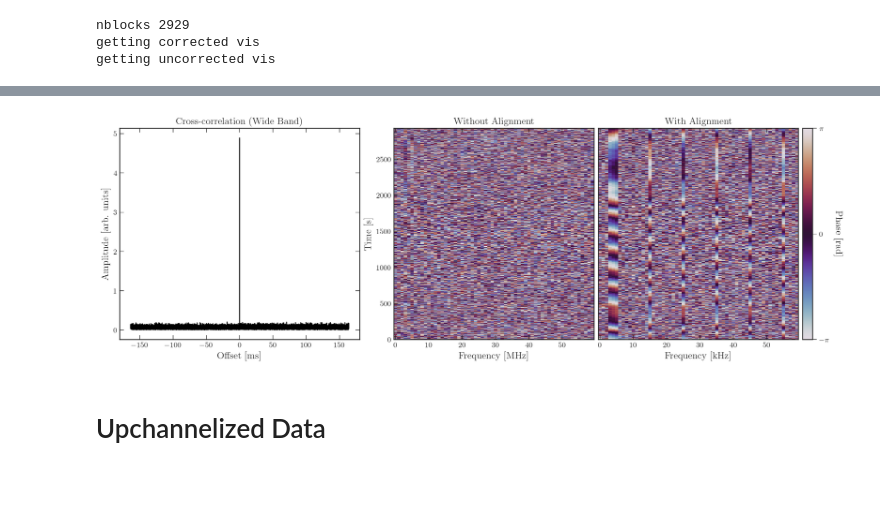
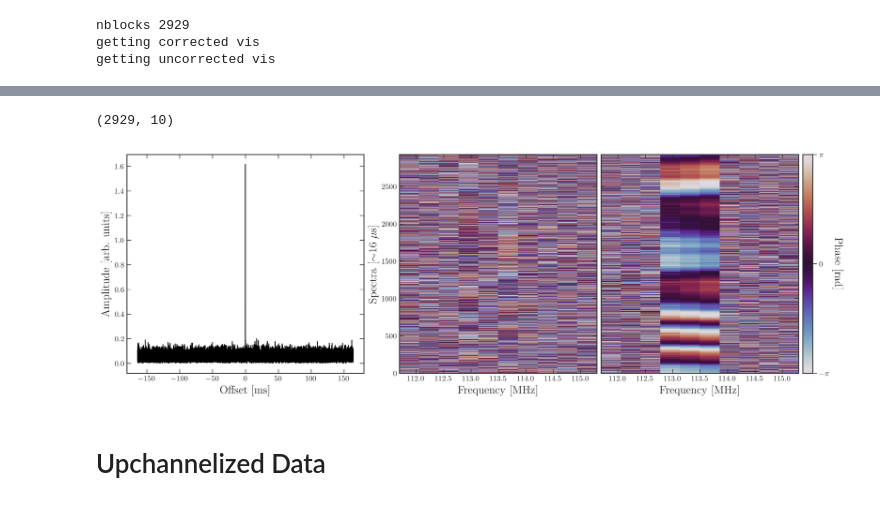
Before and after one commit to ALBATROS-Experiment/albatros_analysis, a Jupyter notebook: scripts/sim_plots.ipynb, the cells around one changed output, grey strips where cells are left out. Saved outputs shown, nothing was run; the diff lists cells and outputs as text; code cells hidden in the pictures.

```diff
--- a/scripts/sim_plots.ipynb
+++ b/scripts/sim_plots.ipynb
@@ -69,19 +243,19 @@ plt.rcParams.update({
     "text.usetex": True,
     "font.family": "serif",
     "font.serif": ["Computer Modern Roman"],
-    "font.size": 12,
-    "axes.labelsize": 14,
+    "font.size": 16,
+    "axes.labelsize": 16,
     "axes.titlesize": 14,
     "xtick.labelsize": 11,
     "ytick.labelsize": 11,
-    "figure.dpi": 200
+    "figure.dpi": 300
 })
 # %% [markdown]
 # Baseband Data
 # %%
 data_loc_single = "/project/rrg-sievers/mohanagr/albatros_test_data/spectra_1830_1840_4096_24000_0.05_1.00e-10_20260408_192234.npz"
 data_loc_multi = "/scratch/thomasb/mohan/spectra_multicarrier_1830_1890_4096_24000_0.05_1.00e-10_20260706_180425.npz"
-with np.load(data_loc_multi) as f:
+with np.load(data_loc_single) as f:
     spec1 = f["spectra1"]
     spec2 = f["spectra2"]
     delays = f["delays"]*4
@@ -110,7 +286,8 @@ plt.show()
 # %% [markdown]
 ## Get the CXCORR
 # %%
-chan_slice = [4, 15, 25, 35, 45, 55]
+#chan_slice = [4, 15, 25, 35, 45, 55]
+chan_slice = [3, 4, 5]
 # %%
 #take the cxcorr but only for channels that have actual signal in them
 cxcorr = get_coarse_xcorr(spec1,spec2,chan_slice)
@@ -231,3 +386,12 @@ getting uncorrected vis
+# %%
+print(phase_corr.shape)
+# %% [output]
+(2929, 10)
+# %%
+freqs_bb = np.arange(1830, 1890)*250e6/4096
+min_freq_bb = freqs_bb[0]/1e6
+max_freq_bb = freqs_bb[-1]/1e6
+nspec = len(phase_corr[:,0])
 # %%
 # Correlation window
 N = cxcorr.shape[1]
@@ -251,42 +415,56 @@ gs = fig.add_gridspec(
 
 ax_cx   = fig.add_subplot(gs[0])
 ax_unc  = fig.add_subplot(gs[1])
 ax_corr = fig.add_subplot(gs[2], sharey=ax_unc)
 cax     = fig.add_subplot(gs[3])
 
 #left
 ax_cx.plot(np.arange(-dN, dN) * T_SPECTRA * 1e3,np.abs(cx) * 1e5,color='k',lw=1.2)
 #ax_cx.set_title(rf"Cross-correlation (Peak = {peak})")
-ax_cx.set_title(rf"Cross-correlation (Wide Band)")
+#ax_cx.set_title(rf"Cross-correlation (Wide Band)")
 ax_cx.set_xlabel(r"Offset [ms]")
 ax_cx.set_ylabel(r"Amplitude [arb. units]")
 
 #middle
-im = ax_unc.imshow(phase_uncorr,aspect='auto',cmap='twilight',interpolation='nearest',origin='lower',vmin=vmin,vmax=vmax)
-ax_unc.set_title(r"Without Alignment")
+im = ax_unc.imshow(phase_uncorr,
+                    aspect='auto',
+                    cmap='twilight',
+                    interpolation='nearest',
+                    origin='lower',
+                    vmin=vmin,
+                    vmax=vmax,
+                    extent=[min_freq_bb, max_freq_bb, 0, nspec])
+#ax_unc.set_title(r"Without Alignment")
 ax_unc.set_xlabel(r"Frequency [MHz]")
-ax_unc.set_ylabel(r"Time [s]")
+ax_unc.set_ylabel(r"Spectra [$\sim$16 $\mu$s]")
 
 #right
-ax_corr.imshow(phase_corr,aspect='auto',cmap='twilight',interpolation='nearest',origin='lower',vmin=vmin,vmax=vmax)
-ax_corr.set_title(r"With Alignment")
-ax_corr.set_xlabel(r"Frequency [kHz]")
+im = ax_corr.imshow(phase_corr,
+                    aspect='auto',
+                    cmap='twilight',
+                    interpolation='nearest',
+                    origin='lower',
+                    vmin=vmin,
+                    vmax=vmax,
+                    extent=[min_freq_bb, max_freq_bb, 0, nspec])
+#ax_corr.set_title(r"With Alignment")
+ax_corr.set_xlabel(r"Frequency [MHz]")
 ax_corr.tick_params(labelleft=False)
 
 #colorbar
 cbar = fig.colorbar(im, cax=cax)
 cbar.set_label(r"Phase [rad]",rotation=270,labelpad=20)
 cbar.set_ticks([-np.pi, 0, np.pi])
 cbar.set_ticklabels([r"$-\pi$",r"$0$",r"$\pi$"])
 
 #ticks
 for a in [ax_cx, ax_unc, ax_corr]:
     a.tick_params(direction='in',top=True,right=True)
 
-plt.savefig("/home/thomasb/albatros_analysis/scripts/orbcomm/paper_plots/cxcorr.png", bbox_inches="tight")
+plt.savefig("/home/thomasb/albatros_analysis/scripts/orbcomm/paper_plots/sim_cxcorr.png", bbox_inches="tight", dpi=300)
 plt.show()
 # %% [output]
-[figure, old version]
+[figure, new version]
 # %% [markdown]
 # Upchannelized Data
 # %%
```
Also changed, not shown: parts of 49 cells of this notebook, 7 other files.
